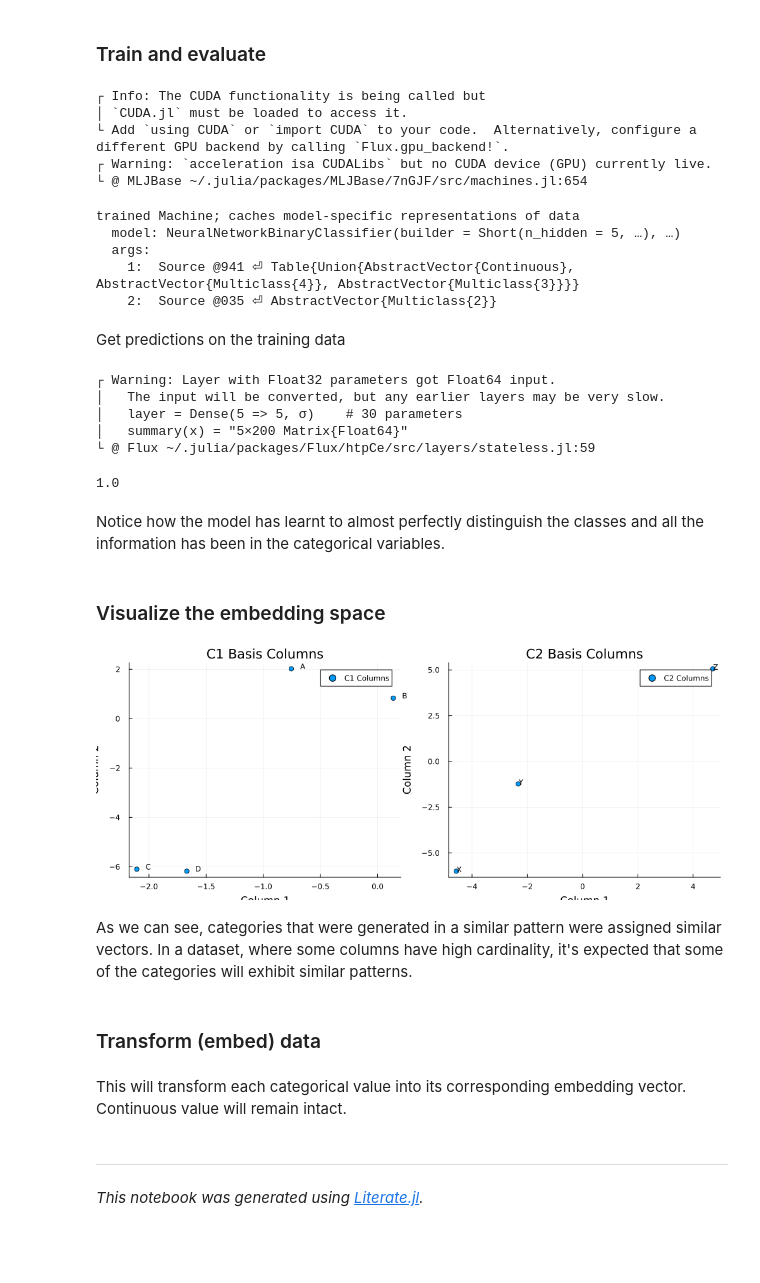
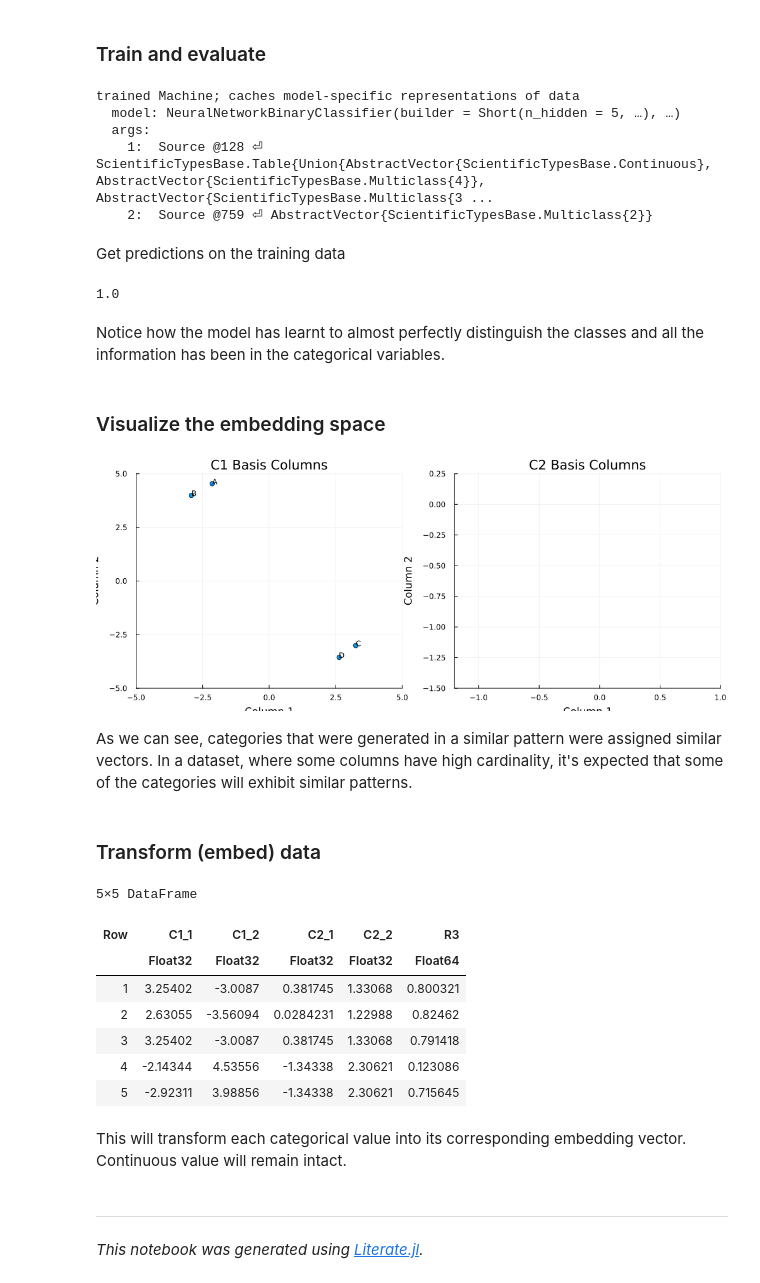
Before and after one commit to FluxML/MLJFlux.jl, a Jupyter notebook: docs/src/common_workflows/entity_embeddings/notebook.ipynb, the cells around one changed output. Cells and saved outputs as stored; diff of their text form; code cells hidden in the pictures; blank space fills up the shorter version.

Commit message:
update entity embedding example in docs

```diff
--- a/docs/src/common_workflows/entity_embeddings/notebook.ipynb
+++ b/docs/src/common_workflows/entity_embeddings/notebook.ipynb
@@ -35,7 +47,7 @@ using ScientificTypes
 # %% [markdown]
 Generate some data
 # %%
-X, y = make_blobs(1000, 2; centers=2, as_table=true, rng=40)
+X, y = make_blobs(1000, 2; centers=2, as_table=true, rng=stable_rng())
 X = DataFrame(X);
 # %% [markdown]
 Visualize it
@@ -82,12 +96,12 @@ X = coerce(X, :C1 =>Multiclass, :C2 =>Multiclass);
 Split the data
 # %%
 (X_train, X_test), (y_train, y_test) = partition(
-	(X, y),
-	0.8,
-	multi = true,
-	shuffle = true,
-	stratify = y,
-	rng = Random.Xoshiro(41)
+        (X, y),
+        0.8,
+        multi = true,
+        shuffle = true,
+        stratify = y,
+        rng = stable_rng(),
 );
 # %% [markdown]
 ### Build MLJFlux Model
@@ -100,7 +114,7 @@ clf = MLJFlux.NeuralNetworkBinaryClassifier(
     optimiser = Optimisers.Adam(0.01),
     batch_size = 2,
     epochs = 100,
-    acceleration = CUDALibs(),
+    acceleration = CPU1(), # use `CUDALibs()` on a GPU
     embedding_dims =  Dict(:C1 => 2, :C2 => 2,),
 );
 # %% [output]
@@ -121,31 +130,21 @@ mach = machine(clf, X_train, y_train)
 
 fit!(mach, verbosity = 0)
 # %% [output]
-┌ Info: The CUDA functionality is being called but
-│ `CUDA.jl` must be loaded to access it.
-└ Add `using CUDA` or `import CUDA` to your code.  Alternatively, configure a different GPU backend by calling `Flux.gpu_backend!`.
-┌ Warning: `acceleration isa CUDALibs` but no CUDA device (GPU) currently live.
-└ @ MLJBase ~/.julia/packages/MLJBase/7nGJF/src/machines.jl:654
+trained Machine; caches model-specific representations of data
+  model: NeuralNetworkBinaryClassifier(builder = Short(n_hidden = 5, …), …)
+  args:
+    1:  Source @128 ⏎ ScientificTypesBase.Table{Union{AbstractVector{ScientificTypesBase.Continuous}, AbstractVector{ScientificTypesBase.Multiclass{4}}, AbstractVector{ScientificTypesBase.Multiclass{3 ...
+    2:  Source @759 ⏎ AbstractVector{ScientificTypesBase.Multiclass{2}}
-trained Machine; caches model-specific representations of data
-  model: NeuralNetworkBinaryClassifier(builder = Short(n_hidden = 5, …), …)
-  args:
-    1:  Source @941 ⏎ Table{Union{AbstractVector{Continuous}, AbstractVector{Multiclass{4}}, AbstractVector{Multiclass{3}}}}
-    2:  Source @035 ⏎ AbstractVector{Multiclass{2}}
 # %% [markdown]
 Get predictions on the training data
 # %%
 y_pred = predict_mode(mach, X_test)
 balanced_accuracy(y_pred, y_test)
 # %% [output]
-┌ Warning: Layer with Float32 parameters got Float64 input.
-│   The input will be converted, but any earlier layers may be very slow.
-│   layer = Dense(5 => 5, σ)    # 30 parameters
-│   summary(x) = "5×200 Matrix{Float64}"
-└ @ Flux ~/.julia/packages/Flux/htpCe/src/layers/stateless.jl:59
+1.0
-1.0
 # %% [markdown]
-Notice how the model has learnt to almost perfectly distinguish the classes and all the information
-has been in the categorical variables.
+Notice how the model has learnt to almost perfectly distinguish the classes and all the
+information has been in the categorical variables.
 # %% [markdown]
 ### Visualize the embedding space
 # %%
@@ -153,47 +152,63 @@ mapping_matrices = MLJFlux.get_embedding_matrices(
                 fitted_params(mach).chain,
                 [1, 2],             # feature indices
                 [:C1, :C2],         # feature names (to assign to the indices)
             )
 
 C1_basis = mapping_matrices[:C1]
 C2_basis = mapping_matrices[:C2]
 
 p1 = scatter(C1_basis[1, :], C1_basis[2, :],
              title = "C1 Basis Columns",
              xlabel = "Column 1",
              ylabel = "Column 2",
-             label = "C1 Columns",
-             legend = :topright)
+             xlim = (-5, 5),
+             ylim = (-5, 5),
+             label = nothing,
+)
 
 p2 = scatter(C2_basis[1, :], C2_basis[2, :],
              title = "C2 Basis Columns",
              xlabel = "Column 1",
              ylabel = "Column 2",
-             label = "C2 Columns",
-             legend = :topright)
+             xlim = (-1.2, 1.0),
+             ylim = (-1.5, 0.25),
+             label = nothing,
+)
 
 c1_cats = ['A', 'B', 'C', 'D']
 for (i, col) in enumerate(eachcol(C1_basis))
     annotate!(p1, col[1] + 0.1, col[2] + 0.1, text(c1_cats[i], :black, 8))
 end
 
 c2_cats = ['X', 'Y', 'Z']
 for (i, col) in enumerate(eachcol(C2_basis))
     annotate!(p2, col[1] + 0.1, col[2] + 0.1, text(string(c2_cats[i]), :black, 8))
 end
 
 plot(p1, p2, layout = (1, 2), size = (1000, 400))
 # %% [output]
-[figure, old version]
+[figure, new version]
 # %% [markdown]
-As we can see, categories that were generated in a similar pattern were assigned similar vectors. In a dataset,
-where some columns have high cardinality, it's expected that some of the categories will exhibit similar patterns.
+As we can see, categories that were generated in a similar pattern were assigned similar
+vectors. In a dataset, where some columns have high cardinality, it's expected that some
+of the categories will exhibit similar patterns.
 # %% [markdown]
 ### Transform (embed) data
 # %%
 X_tr = MLJ.transform(mach, X);
+first(X_tr, 5)
+# %% [output]
+5×5 DataFrame
+| Row | C1_1 | C1_2 | C2_1 | C2_2 | R3 |
+|  | Float32 | Float32 | Float32 | Float32 | Float64 |
+| 1 | 3.25402 | -3.0087 | 0.381745 | 1.33068 | 0.800321 |
+| 2 | 2.63055 | -3.56094 | 0.0284231 | 1.22988 | 0.82462 |
+| 3 | 3.25402 | -3.0087 | 0.381745 | 1.33068 | 0.791418 |
+| 4 | -2.14344 | 4.53556 | -1.34338 | 2.30621 | 0.123086 |
+| 5 | -2.92311 | 3.98856 | -1.34338 | 2.30621 | 0.715645 |
 # %% [markdown]
-This will transform each categorical value into its corresponding embedding vector. Continuous value will remain intact.
+This will transform each categorical value into its corresponding embedding
+vector. Continuous value will remain intact.
 # %% [markdown]
 ---
 
```
Also changed, not shown: parts of 13 cells of this notebook, 6 other files.
